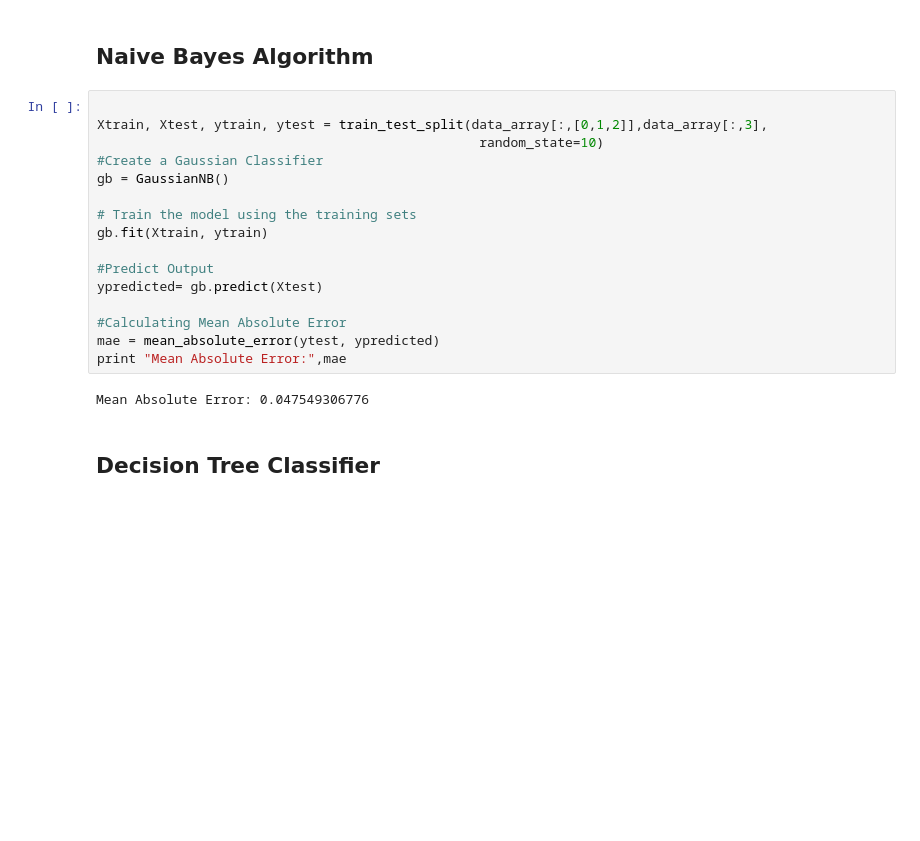
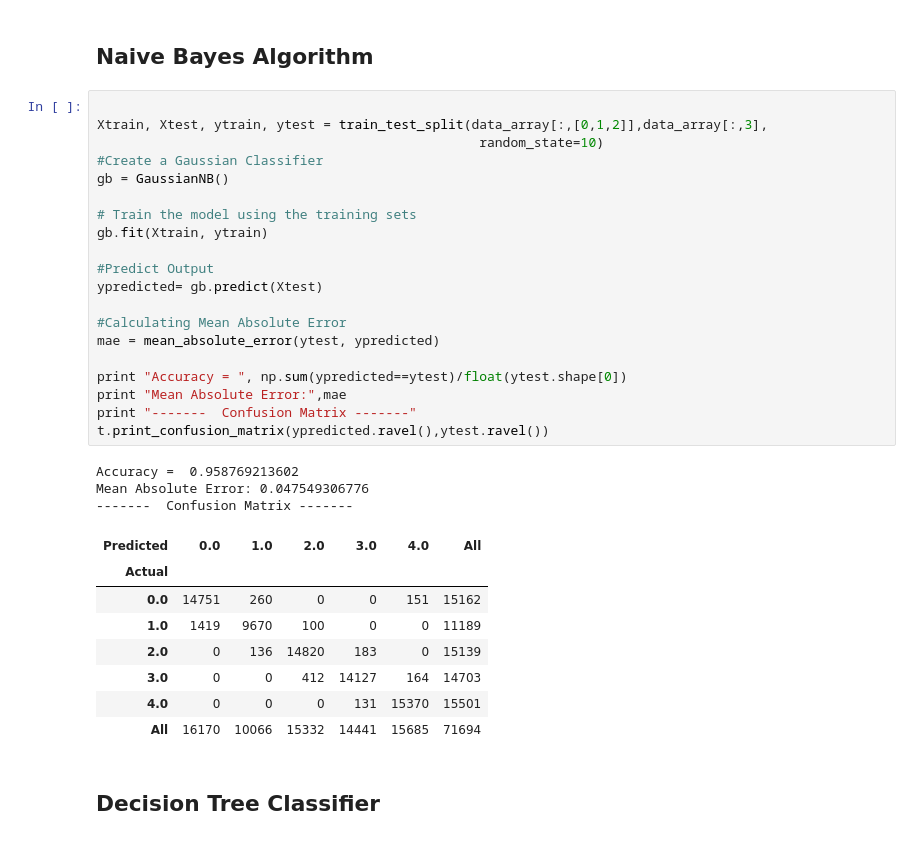
Before and after one commit to alishan2040/ml_project, a Jupyter notebook: Machine_learning_Algos.ipynb, the cells around one changed output. Drawn from its saved outputs; the diff is of its cells as text; blank space fills up the shorter version.

```diff
--- a/Machine_learning_Algos.ipynb
+++ b/Machine_learning_Algos.ipynb
@@ -61,21 +62,35 @@ plt.scatter(data_array[:,0], data_array[:,3], c=colors )
 # %%
 
 Xtrain, Xtest, ytrain, ytest = train_test_split(data_array[:,[0,1,2]],data_array[:,3],
                                                  random_state=10)
 #Create a Gaussian Classifier
 gb = GaussianNB()
 
 # Train the model using the training sets
 gb.fit(Xtrain, ytrain)
 
 #Predict Output
 ypredicted= gb.predict(Xtest)
 
 #Calculating Mean Absolute Error
 mae = mean_absolute_error(ytest, ypredicted)
+
+print "Accuracy = ", np.sum(ypredicted==ytest)/float(ytest.shape[0])
 print "Mean Absolute Error:",mae
+print "-------  Confusion Matrix -------"
+t.print_confusion_matrix(ypredicted.ravel(),ytest.ravel())
 # %% [output]
+Accuracy =  0.958769213602
 Mean Absolute Error: 0.047549306776
+-------  Confusion Matrix -------
+| Predicted | 0.0 | 1.0 | 2.0 | 3.0 | 4.0 | All |
+| Actual |  |  |  |  |  |  |
+| 0.0 | 14751 | 260 | 0 | 0 | 151 | 15162 |
+| 1.0 | 1419 | 9670 | 100 | 0 | 0 | 11189 |
+| 2.0 | 0 | 136 | 14820 | 183 | 0 | 15139 |
+| 3.0 | 0 | 0 | 412 | 14127 | 164 | 14703 |
+| 4.0 | 0 | 0 | 0 | 131 | 15370 | 15501 |
+| All | 16170 | 10066 | 15332 | 14441 | 15685 | 71694 |
 # %% [markdown]
 ## Decision Tree Classifier
 # %%
```
Also changed, not shown: parts of 12 cells of this notebook.
